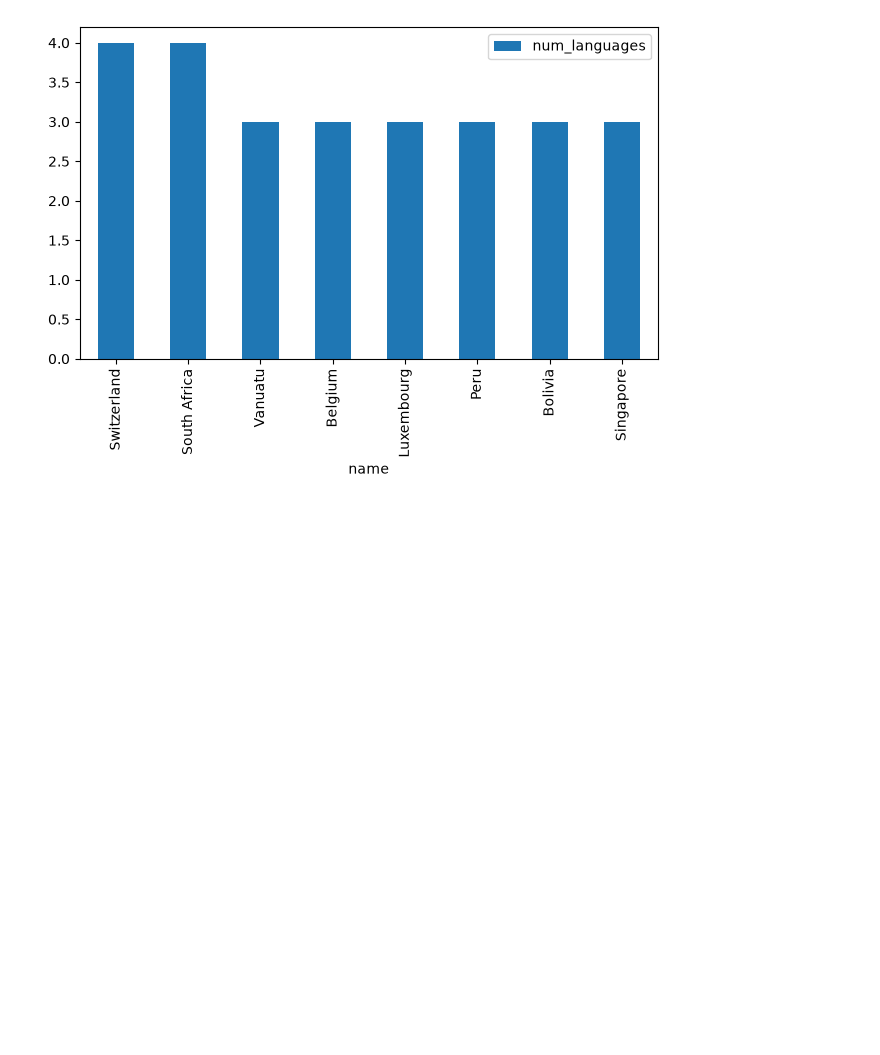
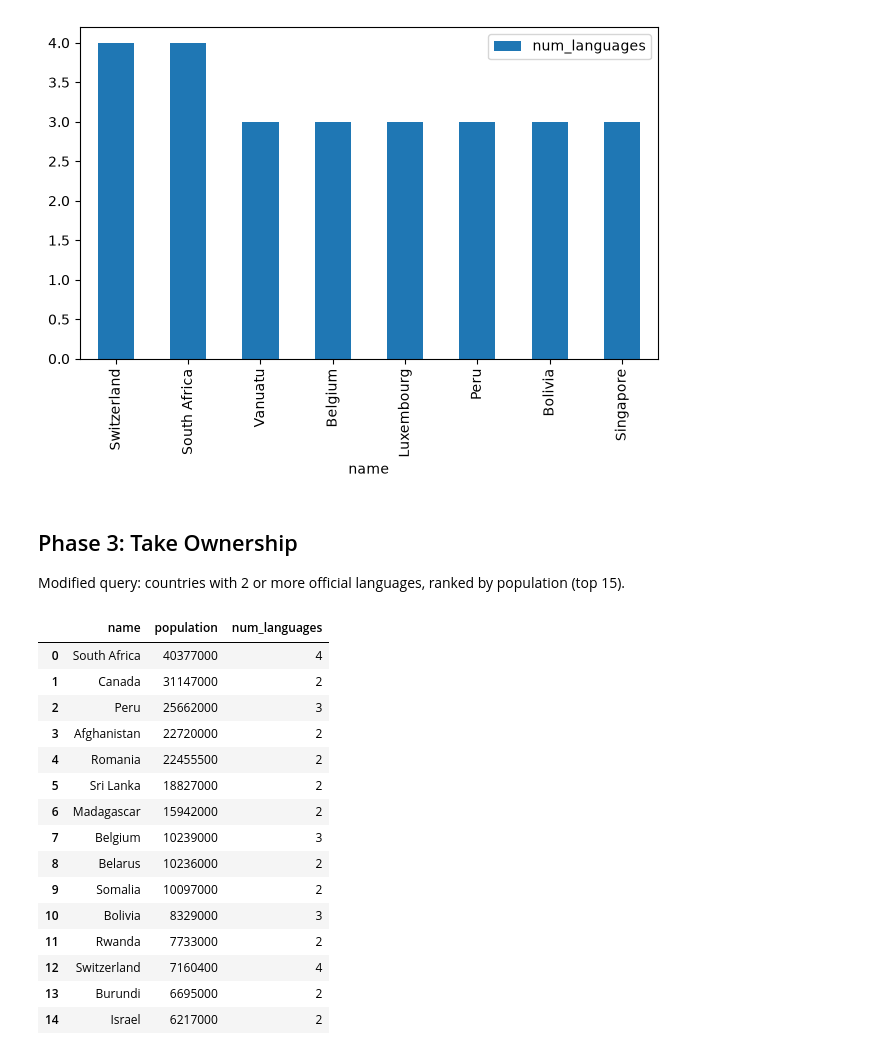
Before and after one commit to AbdelhafidhMahouel/databases-for-analytics, a Jupyter notebook: notebooks/exercise04.ipynb, the cells around one changed output. Cells and saved outputs as stored; diff of their text form; code cells hidden in the pictures; blank space fills up the shorter version.

```diff
--- a/notebooks/exercise04.ipynb
+++ b/notebooks/exercise04.ipynb
@@ -40,3 +39,28 @@ plt.tight_layout()
 plt.show()
 # %% [output]
 [figure]
+# %% [markdown]
+## Phase 3: Take Ownership
+
+Modified query: countries with 2 or more official languages, ranked by population (top 15).
+# %%
+query2 = "SELECT co.name, co.population, COUNT(*) AS num_languages FROM country co JOIN countrylanguage cl ON co.code = cl.countrycode WHERE cl.isofficial = 'T' GROUP BY co.name, co.population HAVING COUNT(*) >= 2 ORDER BY co.population DESC LIMIT 15"
+df2 = pd.read_sql(query2, engine)
+df2
+# %% [output]
+|  | name | population | num_languages |
+| 0 | South Africa | 40377000 | 4 |
+| 1 | Canada | 31147000 | 2 |
+| 2 | Peru | 25662000 | 3 |
+| 3 | Afghanistan | 22720000 | 2 |
+| 4 | Romania | 22455500 | 2 |
+| 5 | Sri Lanka | 18827000 | 2 |
+| 6 | Madagascar | 15942000 | 2 |
+| 7 | Belgium | 10239000 | 3 |
+| 8 | Belarus | 10236000 | 2 |
+| 9 | Somalia | 10097000 | 2 |
+| 10 | Bolivia | 8329000 | 3 |
+| 11 | Rwanda | 7733000 | 2 |
+| 12 | Switzerland | 7160400 | 4 |
+| 13 | Burundi | 6695000 | 2 |
+| 14 | Israel | 6217000 | 2 |
```
Also changed, not shown: parts of 3 cells of this notebook, 1 other file.
